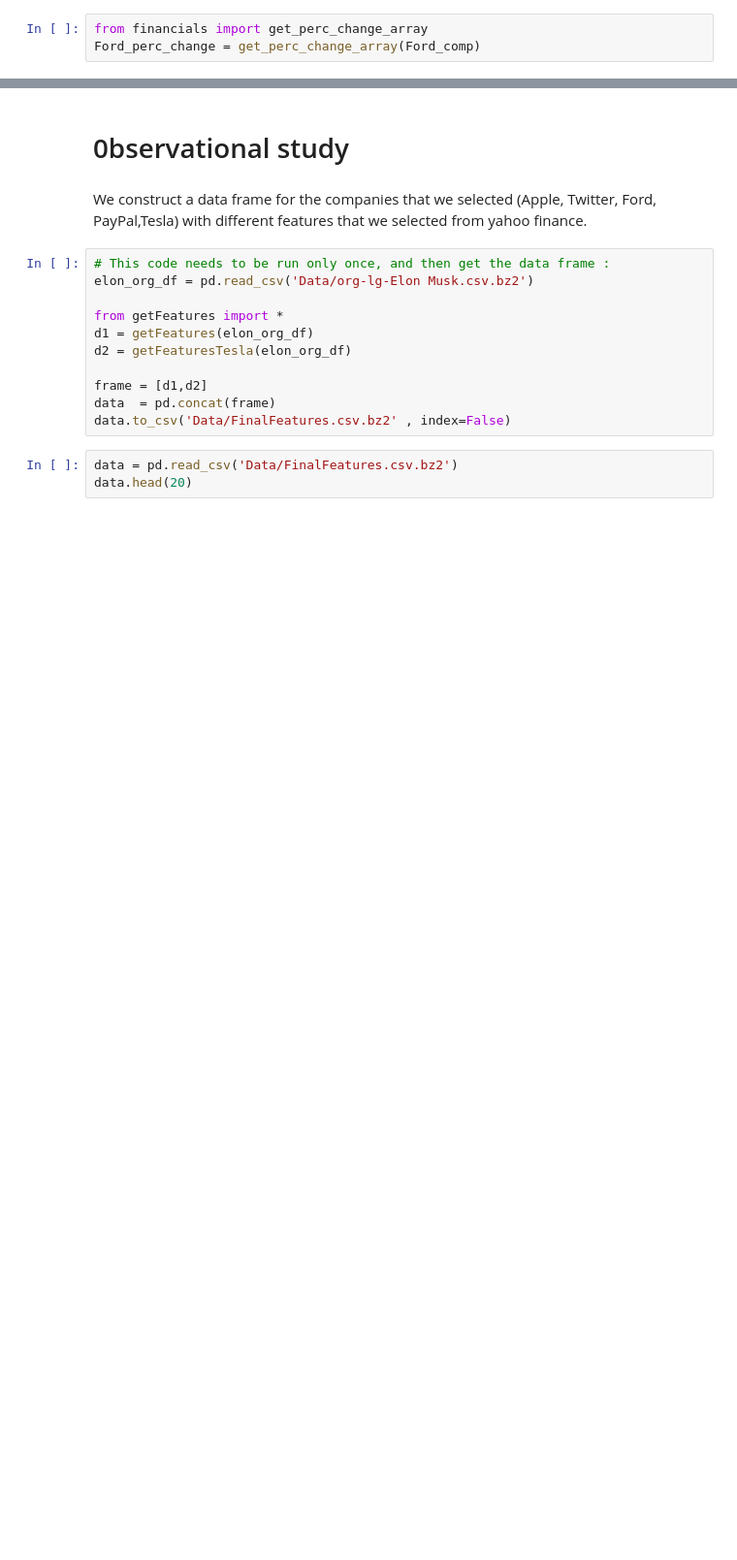
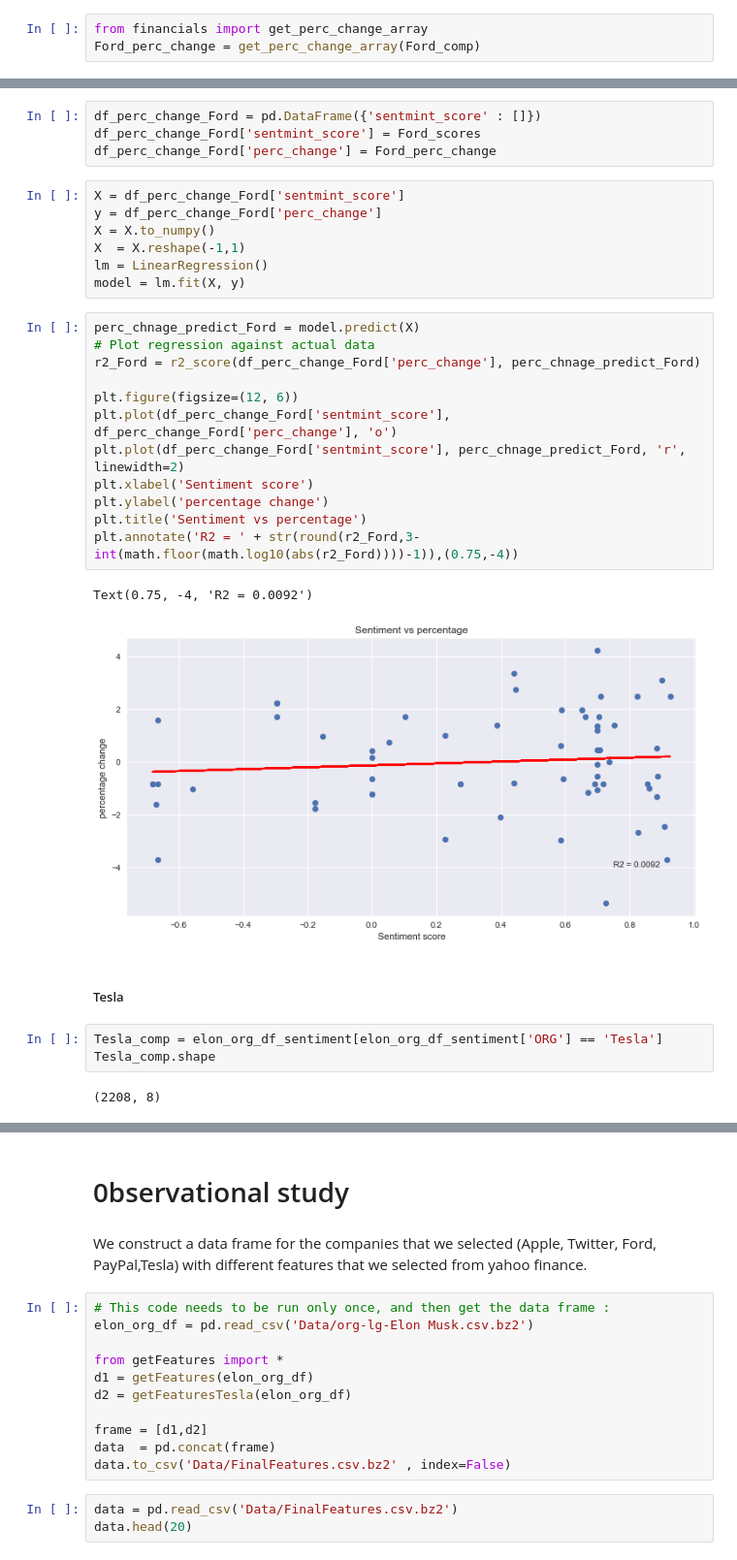
Before and after one commit to LobsterChampage/ada-2021-project-madagascar, a Jupyter notebook: Main.ipynb, the cells around one changed output, grey strips where cells are left out. Shown at 97% size. Cells and saved outputs as stored; diff of their text form; blank space fills up the shorter version.

```diff
--- a/Main.ipynb
+++ b/Main.ipynb
@@ -198,0 +252,33 @@ plt.scatter(Ford_scores,Ford_perc_change)
+# %%
+df_perc_change_Ford = pd.DataFrame({'sentmint_score' : []})
+df_perc_change_Ford['sentmint_score'] = Ford_scores
+df_perc_change_Ford['perc_change'] = Ford_perc_change
+# %%
+X = df_perc_change_Ford['sentmint_score']
+y = df_perc_change_Ford['perc_change']
+X = X.to_numpy()
+X  = X.reshape(-1,1)
+lm = LinearRegression()
+model = lm.fit(X, y)
+# %%
+perc_chnage_predict_Ford = model.predict(X)
+# Plot regression against actual data
+r2_Ford = r2_score(df_perc_change_Ford['perc_change'], perc_chnage_predict_Ford)
+
+plt.figure(figsize=(12, 6))
+plt.plot(df_perc_change_Ford['sentmint_score'], df_perc_change_Ford['perc_change'], 'o')
+plt.plot(df_perc_change_Ford['sentmint_score'], perc_chnage_predict_Ford, 'r', linewidth=2)
+plt.xlabel('Sentiment score')
+plt.ylabel('percentage change')
+plt.title('Sentiment vs percentage')
+plt.annotate('R2 = ' + str(round(r2_Ford,3-int(math.floor(math.log10(abs(r2_Ford))))-1)),(0.75,-4))
+# %% [output]
+Text(0.75, -4, 'R2 = 0.0092')
+[figure, added]
+# %% [markdown]
+##### Tesla
+# %%
+Tesla_comp = elon_org_df_sentiment[elon_org_df_sentiment['ORG'] == 'Tesla']
+Tesla_comp.shape
+# %% [output]
+(2208, 8)
```
Also changed, not shown: parts of 23 cells of this notebook.
